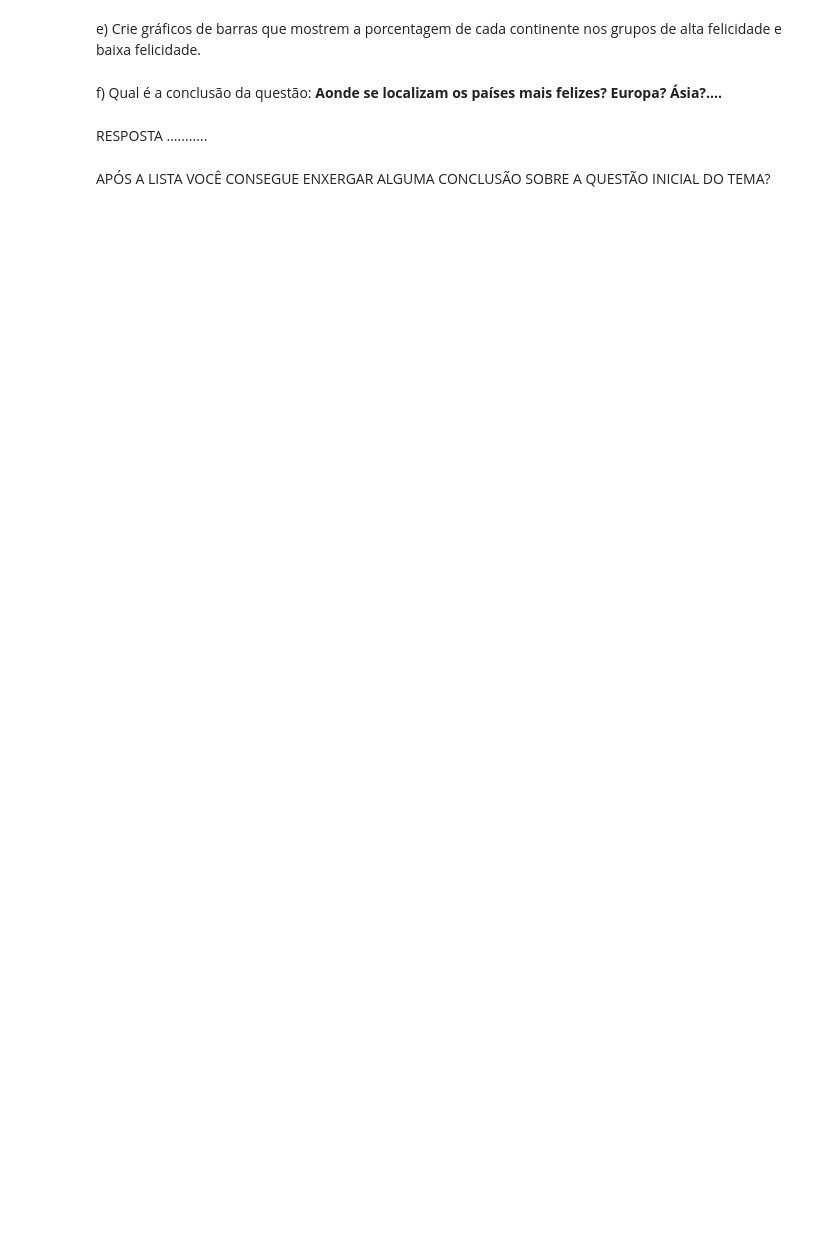
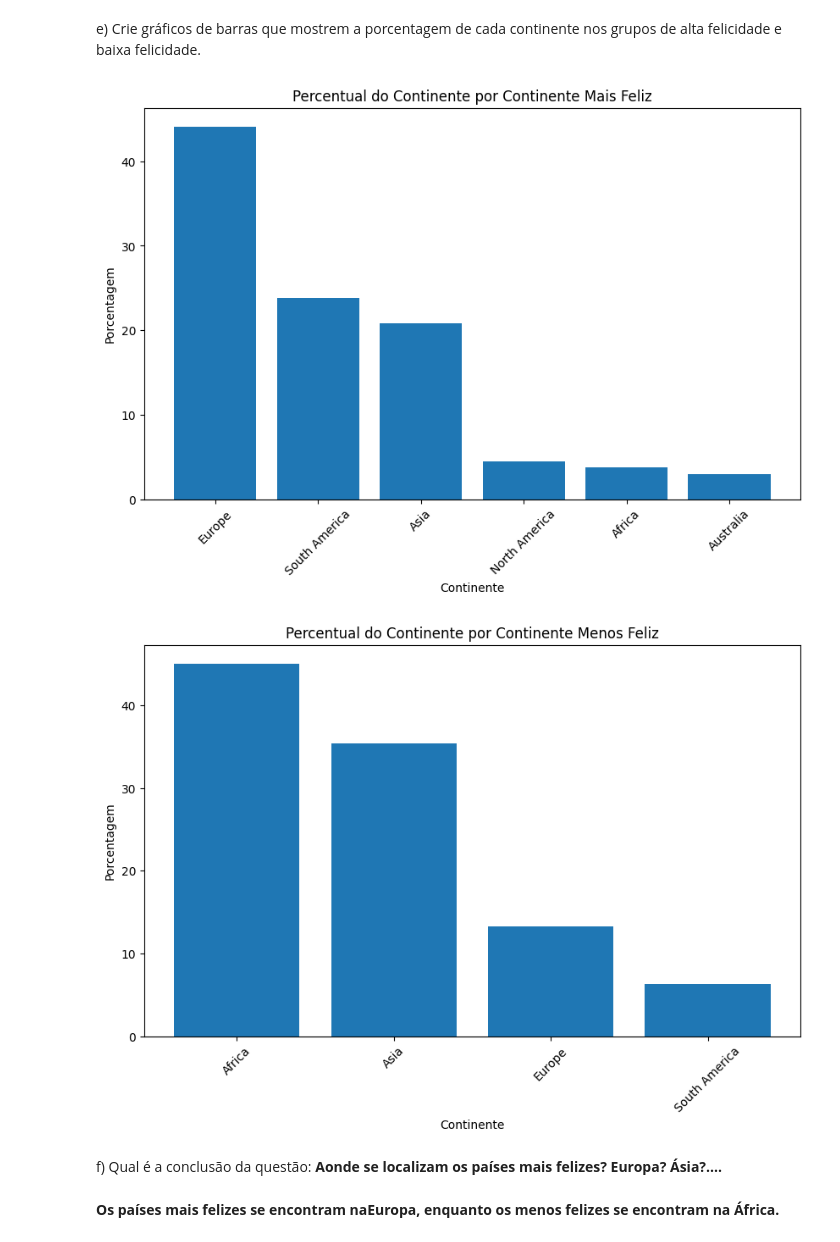
Before and after one commit to LuisOTSG/curso-feadev-python, a Jupyter notebook: Listas/lista5-respostas.ipynb, the cells around one changed output. Cells and saved outputs as stored; diff of their text form; code cells hidden in the pictures; blank space fills up the shorter version.

Commit message:
Lista 5 Semana 6 resolução dos exercícios

```diff
--- a/Listas/lista5-respostas.ipynb
+++ b/Listas/lista5-respostas.ipynb
@@ -224,0 +375,10 @@ b) Crie dois DataFrames separados: um com os países com pontuação de felicida
+# %%
+##seu codigo começa aqui
+def rotulo_felicidade(valor):
+    if valor > media_felicidade:
+        return 'Mais Feliz'
+    else:
+        return 'Menos Feliz'
+
+df2['Rotulo_Felicidade'] = df2['Pontuacao_Felicidade'].apply(rotulo_felicidade)
+df2.head()
@@ -225,2 +392,5 @@ b) Crie dois DataFrames separados: um com os países com pontuação de felicida
+# %%
+df_mais_feliz = df2.loc[(df2['Rotulo_Felicidade']) == 'Mais Feliz']
+df_menos_feliz = df2.loc[(df2['Rotulo_Felicidade']) == 'Menos Feliz']
 # %% [markdown]
 c) Para cada um dos dois DataFrames criados no item b, crie subgrupos calculando a contagem de países por continente (coluna "Region"). dica: .value_counts()
@@ -229,0 +397,7 @@ c) Para cada um dos dois DataFrames criados no item b, crie subgrupos calculando
+# %%
+##seu codigo começa aqui
+contagem_mais_feliz = df_mais_feliz['Continentes'].value_counts()
+contagem_menos_feliz = df_menos_feliz['Continentes'].value_counts()
+print(contagem_mais_feliz)
+print('---')
+print(contagem_menos_feliz)
@@ -233,3 +423,8 @@ d) Calcule a porcentagem que cada continente representa em relação ao total de
 ## lembre-se :porcentagem_acima_da_media = (contagem_acima_da_media / len(acima_da_media)) * 100
 
 ##seu codigo começa aqui
+porcentagem_mais_feliz = (contagem_mais_feliz / len(df2.loc[(df2['Rotulo_Felicidade']) == 'Mais Feliz'])) * 100
+porcentagem_menos_feliz = (contagem_menos_feliz / len(df2.loc[(df2['Rotulo_Felicidade']) == 'Menos Feliz'])) * 100
+print(porcentagem_mais_feliz)
+print('---')
+print(porcentagem_menos_feliz)
@@ -236,29 +447,34 @@ d) Calcule a porcentagem que cada continente representa em relação ao total de
 # %% [markdown]
 e) Crie gráficos de barras que mostrem a porcentagem de cada continente nos grupos de alta felicidade e baixa felicidade.
 # %%
-
 ##seu codigo começa aqui
-
-import matplotlib.pyplot as plt
 
 # Gráfico de barras para o grupo de alta felicidade
 
 plt.figure(figsize=(10, 6))
-plt.bar(porcentagem_acima_da_media.index, porcentagem_acima_da_media)
-plt.title('')
+plt.bar(porcentagem_mais_feliz.index, porcentagem_mais_feliz)
+plt.title('Percentual do Continente por Continente Mais Feliz')
 plt.xlabel('Continente')
 plt.ylabel('Porcentagem')
 plt.xticks(rotation=45)
 
 # Exibir o gráfico
 plt.show()
 
+### faça a mesma coisa do grafico acima porem para o grupo de baixa felicidade
+
 # Gráfico de barras para o grupo de baixa felicidade
-
-### faça a mesma coisa do grafico acima porem para o grupo de baixa felicidade
+plt.figure(figsize=(10, 6))
+plt.bar(porcentagem_menos_feliz.index, porcentagem_menos_feliz)
+plt.title('Percentual do Continente por Continente Menos Feliz')
+plt.xlabel('Continente')
+plt.ylabel('Porcentagem')
+plt.xticks(rotation=45)
+plt.show()
+# %% [output]
+[figure, added]
+[figure, added]
 # %% [markdown]
 f)  Qual é a conclusão da questão: **Aonde se localizam os países mais felizes? Europa? Ásia?....**
-# %% [markdown]
-RESPOSTA ...........
-# %% [markdown]
-APÓS A LISTA VOCÊ CONSEGUE ENXERGAR ALGUMA CONCLUSÃO SOBRE A QUESTÃO INICIAL DO TEMA?
+# %% [markdown]
+**Os países mais felizes se encontram naEuropa, enquanto os menos felizes se encontram na África.**
```
Also changed, not shown: parts of 36 cells of this notebook.
